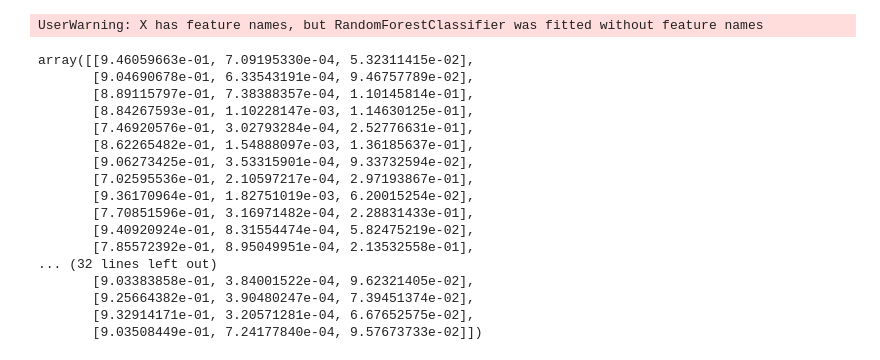
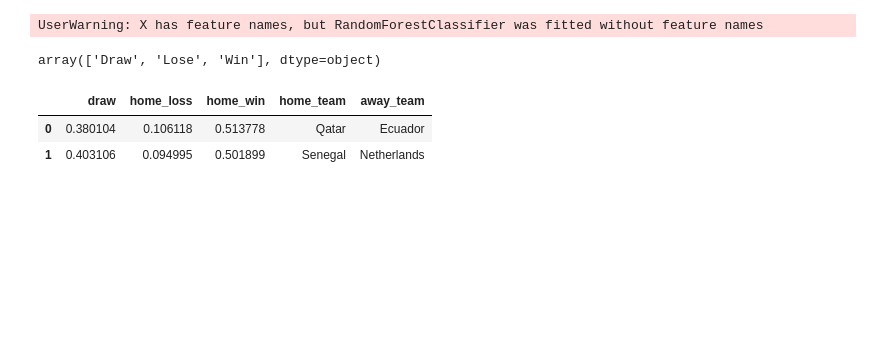
Before and after one commit to shannan-liu1/15095-project, a Jupyter notebook: notebooks/xgboost-rf-lgbm-shannan.ipynb, the cells around one changed output. Saved outputs shown, nothing was run; the diff lists cells and outputs as text; code cells hidden in the pictures; blank space fills up the shorter version.

Commit message:
model predictions

```diff
--- a/notebooks/xgboost-rf-lgbm-shannan.ipynb
+++ b/notebooks/xgboost-rf-lgbm-shannan.ipynb
@@ -429,4 +433,5 @@ weighted avg       0.78      0.78      0.78      1562
 # %%
+group_stage = pd.read_csv('C:\\Users\\shann\\Documents\\GitHub\\15095-project\\data\\fifa_worldcup_2022_groupstages.csv')
 group_stage_df = pd.read_csv('C:\\Users\\shann\\Documents\\GitHub\\15095-project\\data\\fifa_worldcup_2022_groupstages.csv')
 # %%
 group_stage_df['city'] = group_stage_df['city'].str.lower()
@@ -532,20 +533,28 @@ lgbm_cv.predict(group_stage_df)
-# %%
-lgbm_cv_pred
-# %% [output]
-array([[9.46059663e-01, 7.09195330e-04, 5.32311415e-02],
-       [9.04690678e-01, 6.33543191e-04, 9.46757789e-02],
-       [8.89115797e-01, 7.38388357e-04, 1.10145814e-01],
-       [8.84267593e-01, 1.10228147e-03, 1.14630125e-01],
-       [7.46920576e-01, 3.02793284e-04, 2.52776631e-01],
-       [8.62265482e-01, 1.54888097e-03, 1.36185637e-01],
-       [9.06273425e-01, 3.53315901e-04, 9.33732594e-02],
-       [7.02595536e-01, 2.10597217e-04, 2.97193867e-01],
-       [9.36170964e-01, 1.82751019e-03, 6.20015254e-02],
-       [7.70851596e-01, 3.16971482e-04, 2.28831433e-01],
-       [9.40920924e-01, 8.31554474e-04, 5.82475219e-02],
-       [7.85572392e-01, 8.95049951e-04, 2.13532558e-01],
-... (32 lines left out)
-       [9.03383858e-01, 3.84001522e-04, 9.62321405e-02],
-       [9.25664382e-01, 3.90480247e-04, 7.39451374e-02],
-       [9.32914171e-01, 3.20571281e-04, 6.67652575e-02],
-       [9.03508449e-01, 7.24177840e-04, 9.57673733e-02]])
+# %%
+# save predictions to csv
+xgb_cv_pred = pd.DataFrame(xgb_cv_pred)
+rf_pred = pd.DataFrame(rf_pred)
+lgbm_cv_pred = pd.DataFrame(lgbm_cv_pred)
+# %%
+# append home team and away team
+xgb_cv_pred['home_team'] = group_stage['home_team']
+xgb_cv_pred['away_team'] = group_stage['away_team']
+rf_pred['home_team'] = group_stage['home_team']
+rf_pred['away_team'] = group_stage['away_team']
+lgbm_cv_pred['home_team'] = group_stage['home_team']
+lgbm_cv_pred['away_team'] = group_stage['away_team']
+# %%
+le.classes_
+# %% [output]
+array(['Draw', 'Lose', 'Win'], dtype=object)
+# %%
+# rename columns 0, 1, 2, = draw, home_loss, home_win
+xgb_cv_pred.rename(columns={0:'draw', 1:'home_loss', 2:'home_win'}, inplace=True)
+rf_pred.rename(columns={0:'draw', 1:'home_loss', 2:'home_win'}, inplace=True)
+lgbm_cv_pred.rename(columns={0:'draw', 1:'home_loss', 2:'home_win'}, inplace=True)
+# %%
+xgb_cv_pred.head(2)
+# %% [output]
+|  | draw | home_loss | home_win | home_team | away_team |
+| 0 | 0.380104 | 0.106118 | 0.513778 | Qatar | Ecuador |
+| 1 | 0.403106 | 0.094995 | 0.501899 | Senegal | Netherlands |
```
Also changed, not shown: parts of 6 cells of this notebook, 3 other files.
